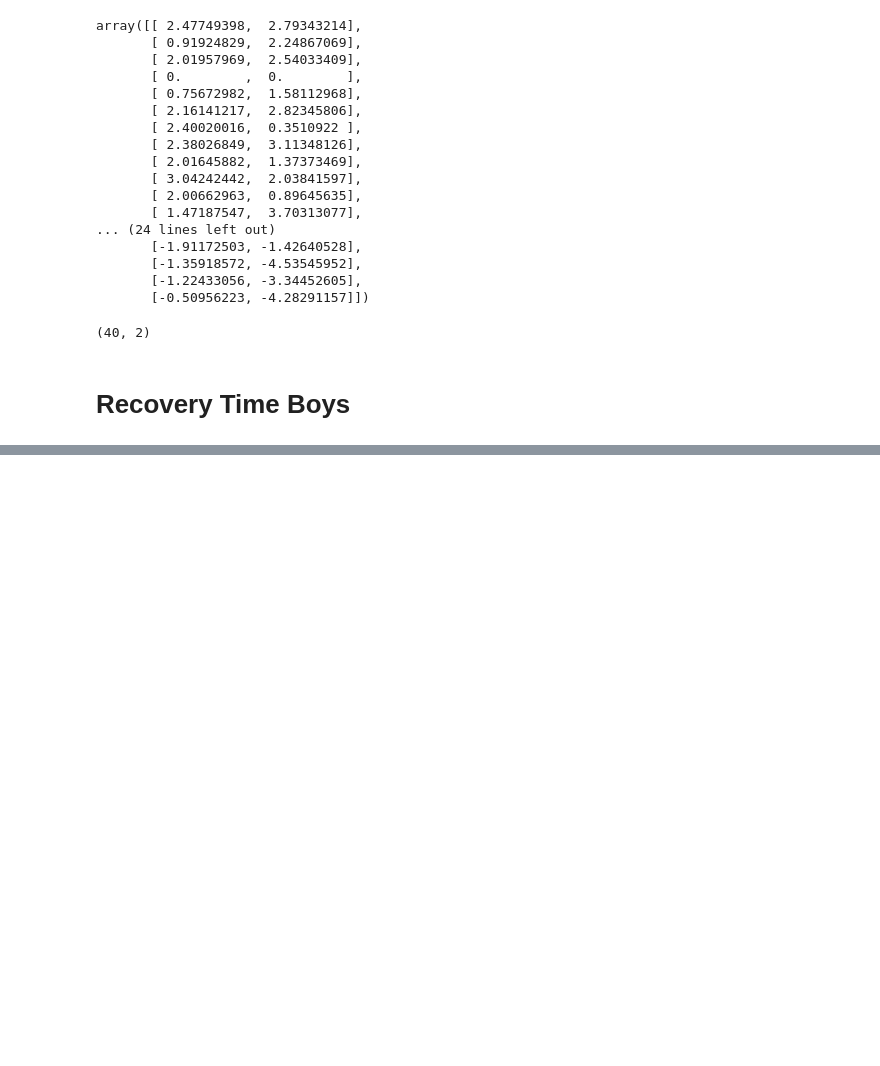
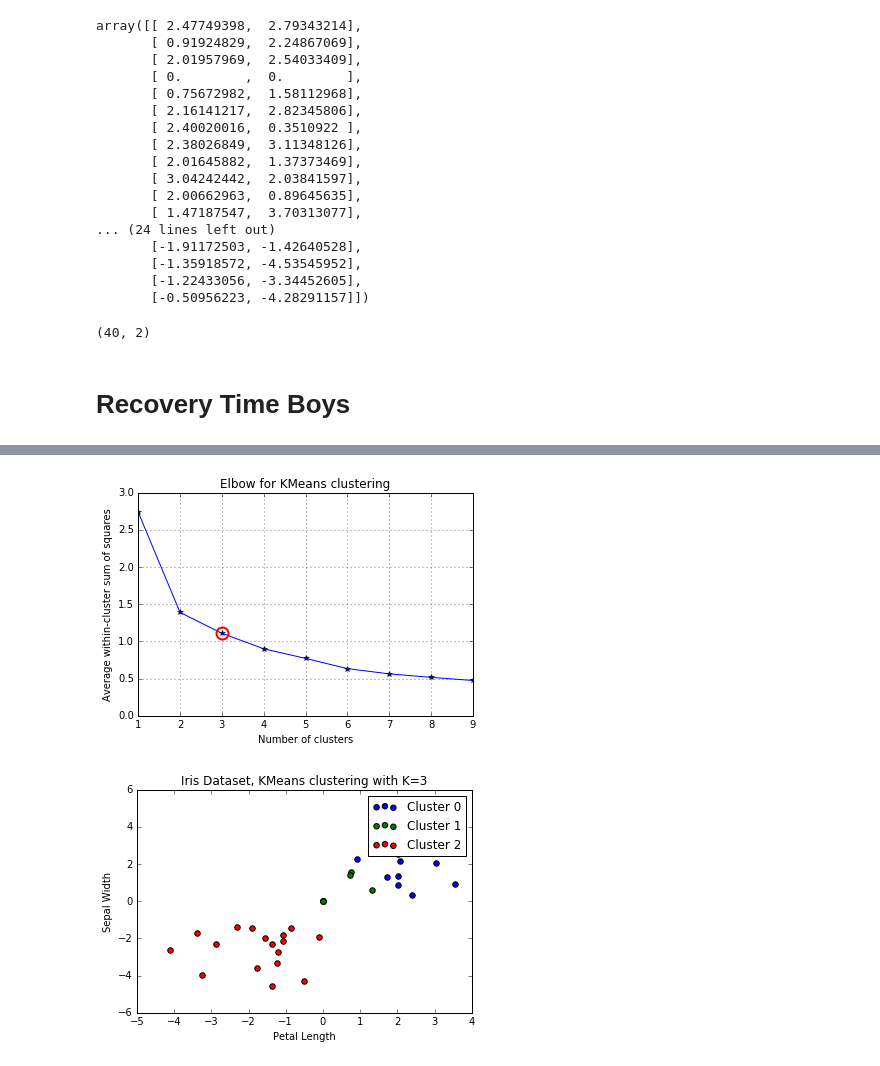
Before and after one commit to RemarkablyAverage/lab_work, a Jupyter notebook: PCA/Working Notebook.ipynb, the cells around one changed output, grey strips where cells are left out. Drawn from its saved outputs; the diff is of its cells as text; code cells hidden in the pictures; blank space fills up the shorter version.

```diff
--- a/PCA/Working Notebook.ipynb
+++ b/PCA/Working Notebook.ipynb
@@ -204,0 +204,55 @@ array([[ 19.        ,  34.        ,   0.        ,   2.        ],
+# %%
+from scipy.cluster.vq import kmeans,vq
+from scipy.spatial.distance import cdist
+
+X = matrix
+
+##### cluster data into K=1..10 clusters #####
+K = range(1,10)
+
+# scipy.cluster.vq.kmeans
+KM = [kmeans(X,k) for k in K]
+centroids = [cent for (cent,var) in KM]   # cluster centroids
+#avgWithinSS = [var for (cent,var) in KM] # mean within-cluster sum of squares
+
+# alternative: scipy.cluster.vq.vq
+#Z = [vq(X,cent) for cent in centroids]
+#avgWithinSS = [sum(dist)/X.shape[0] for (cIdx,dist) in Z]
+
+# alternative: scipy.spatial.distance.cdist
+D_k = [cdist(X, cent, 'euclidean') for cent in centroids]
+cIdx = [np.argmin(D,axis=1) for D in D_k]
+dist = [np.min(D,axis=1) for D in D_k]
+avgWithinSS = [sum(d)/X.shape[0] for d in dist]
+
+##### plot ###
+kIdx = 2
+
+# elbow curve
+fig = plt.figure()
+ax = fig.add_subplot(111)
+ax.plot(K, avgWithinSS, 'b*-')
+ax.plot(K[kIdx], avgWithinSS[kIdx], marker='o', markersize=12,
+    markeredgewidth=2, markeredgecolor='r', markerfacecolor='None')
+plt.grid(True)
+plt.xlabel('Number of clusters')
+plt.ylabel('Average within-cluster sum of squares')
+plt.title('Elbow for KMeans clustering')
+
+# scatter plot
+fig = plt.figure()
+ax = fig.add_subplot(111)
+#ax.scatter(X[:,2],X[:,1], s=30, c=cIdx[k])
+clr = ['b','g','r','c','m','y','k']
+for i in range(K[kIdx]):
+    ind = (cIdx[kIdx]==i)
+    ax.scatter(X[ind,0],X[ind,1], s=30, c=clr[i], label='Cluster %d'%i)
+plt.xlabel('Petal Length')
+plt.ylabel('Sepal Width')
+plt.title('Iris Dataset, KMeans clustering with K=%d' % K[kIdx])
+plt.legend()
+
+plt.show()
+# %% [output]
+[figure, added]
+[figure, added]
```
Also changed, not shown: parts of 4 cells of this notebook.
